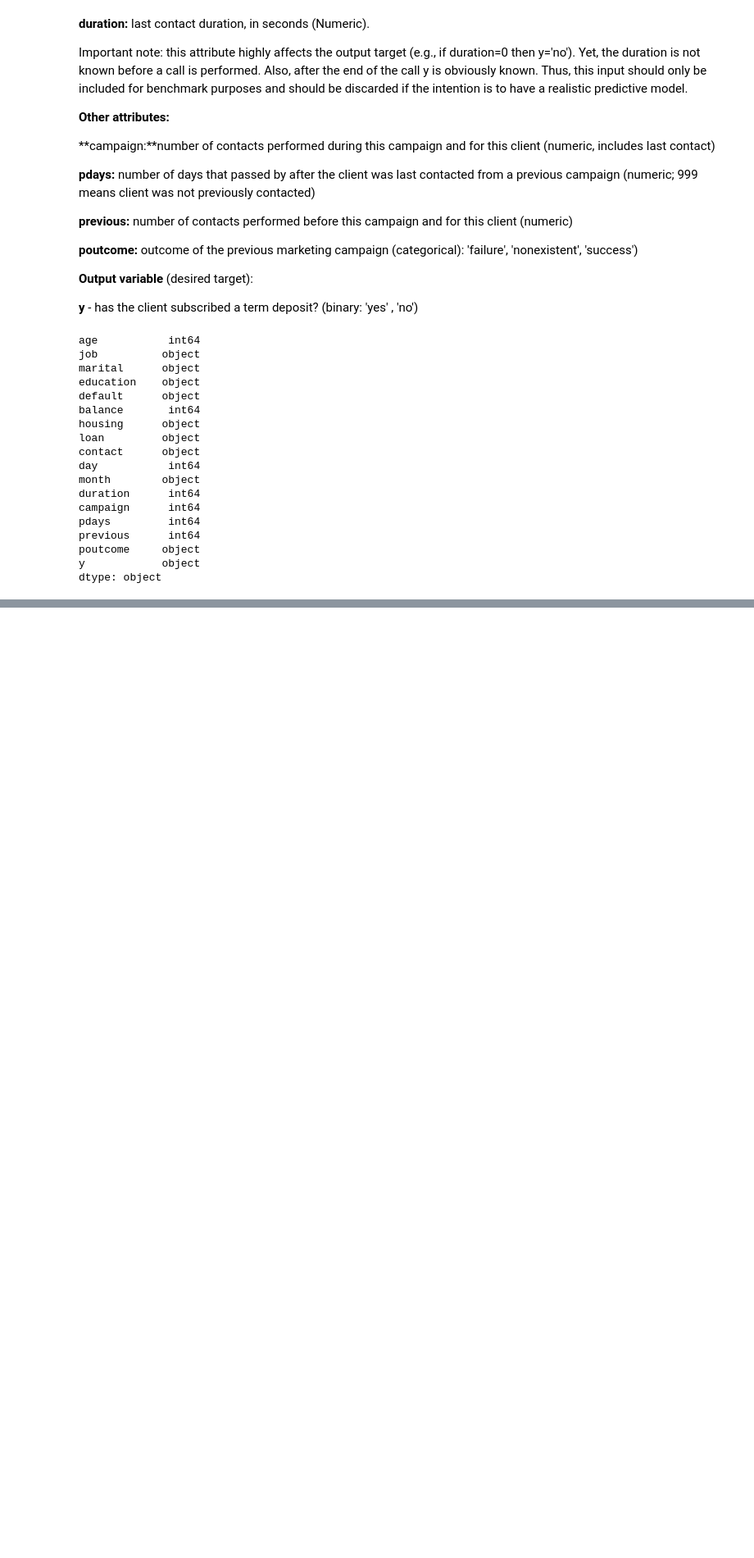
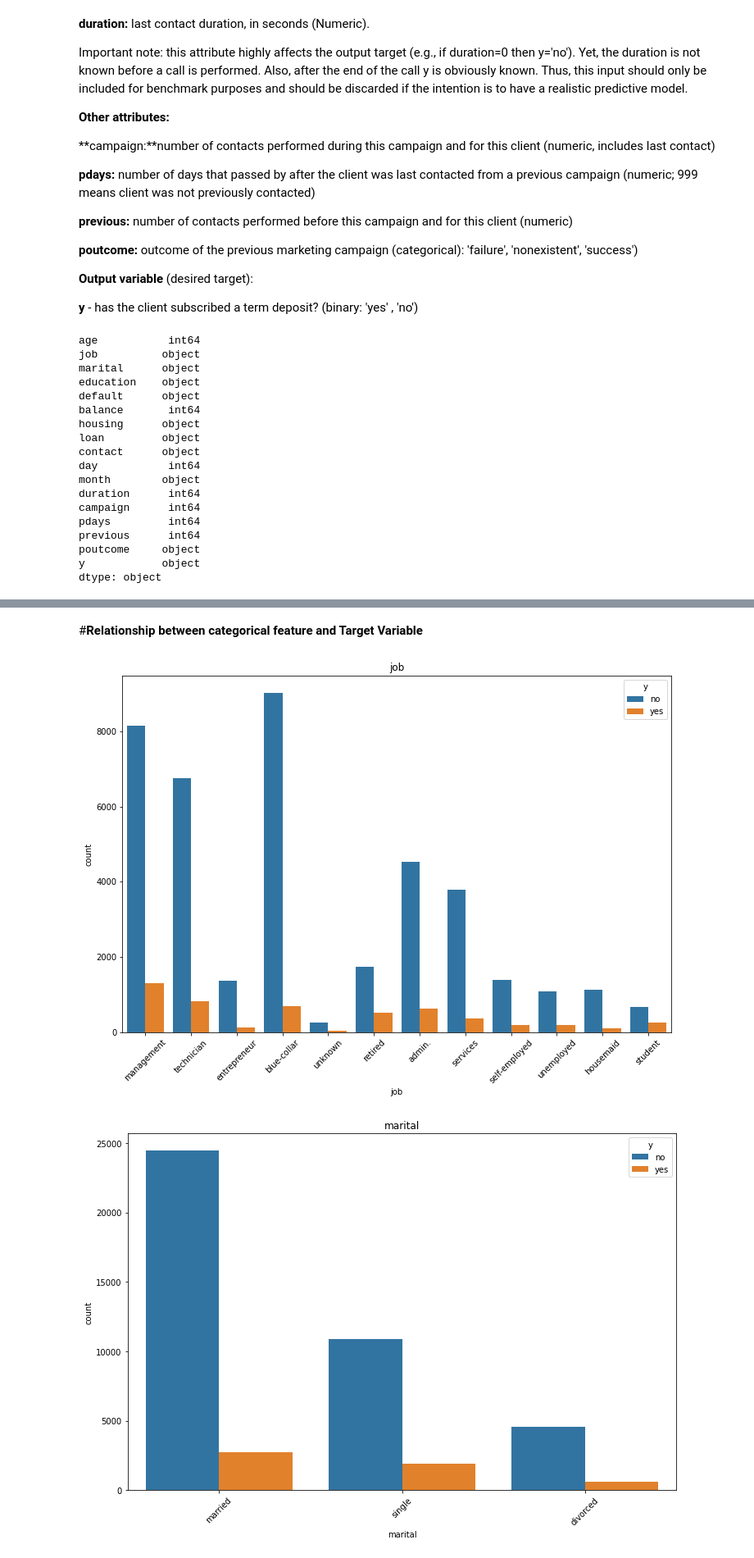
Before and after one commit to shwetaNayak19/Bank-Marketing-Effectiveness-Prediction, a Jupyter notebook: Bank_Marketing_Effectiveness_Prediction.ipynb, the cells around one changed output, grey strips where cells are left out. Shown at 82% size. Drawn from its saved outputs; the diff is of its cells as text; code cells hidden in the pictures; blank space fills up the shorter version.

```diff
--- a/Bank_Marketing_Effectiveness_Prediction.ipynb
+++ b/Bank_Marketing_Effectiveness_Prediction.ipynb
@@ -181,0 +365,2 @@ dtype: object
+# %% [markdown]
+#**Relationship between categorical feature and Target Variable**
@@ -181,0 +370,10 @@ dtype: object
+# %%
+for cat in categorical_features:
+  plt.figure(figsize=(12,8))
+  sns.countplot(cat,hue='y',data=df)
+  plt.xlabel(cat)
+  plt.xticks(rotation=45)
+  plt.title(cat)
+# %% [output]
+[figure, added]
+[figure, added]
```
Also changed, not shown: parts of 31 cells of this notebook.
